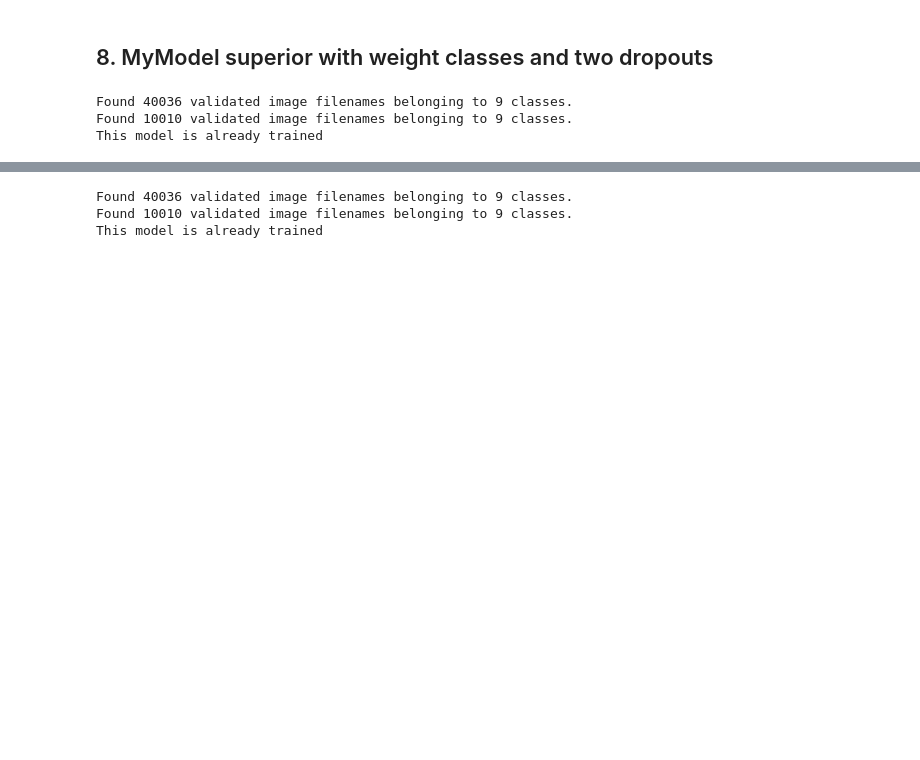
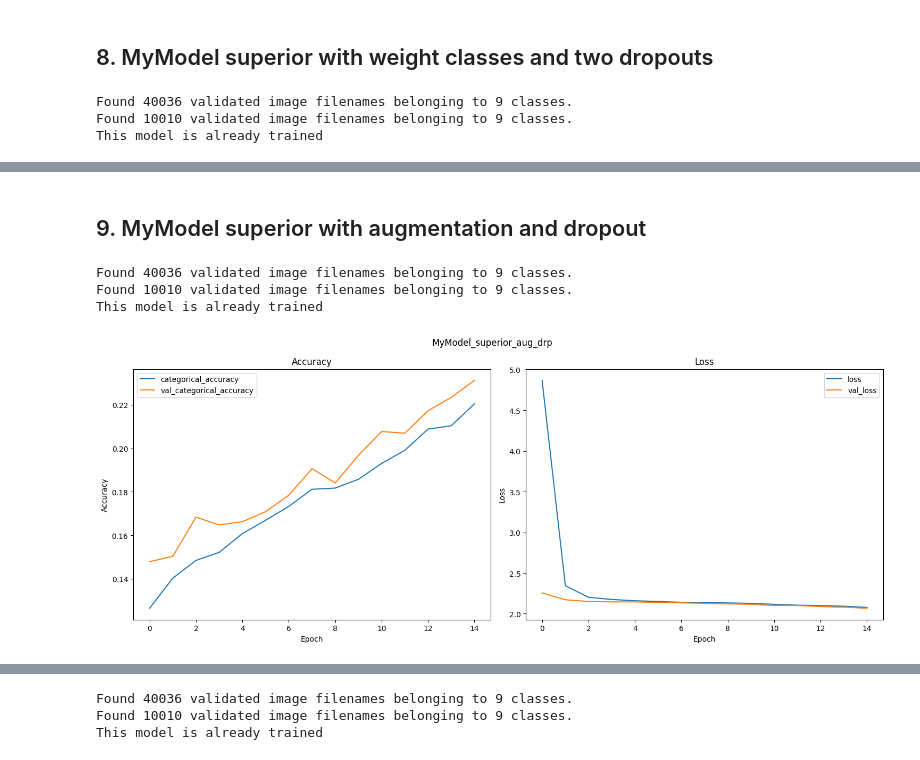
Before and after one commit to LachsX/MLNN-EmotionClassifier, a Jupyter notebook: ImageEmotionClassifier.ipynb, the cells around one changed output, grey strips where cells are left out. Cells and saved outputs as stored; diff of their text form; code cells hidden in the pictures; blank space fills up the shorter version.

```diff
--- a/ImageEmotionClassifier.ipynb
+++ b/ImageEmotionClassifier.ipynb
@@ -783 +785,16 @@ my_model_sup_drop_2.print_logs()
+# %% [markdown]
+## 9. MyModel superior with augmentation and dropout
+# %%
+my_model_sup_aug_drop = ImageEmotionClassifier()
+my_model_sup_aug_drop(path=path, model_name="MyModel_superior", augmentation=True, use_class_weights=False, dropout=True, dropout_2=False, regularizers=False)
+my_model_sup_aug_drop.create_model()
+my_model_sup_aug_drop.train_model(epochs=15, steps=200, batch_size=128)
+# %% [output]
+Found 40036 validated image filenames belonging to 9 classes.
+Found 10010 validated image filenames belonging to 9 classes.
+This model is already trained
+# %%
+my_model_sup_aug_drop.print_logs()
+# %% [output]
+[figure, added]
 # %% [markdown]
```
Also changed, not shown: parts of 25 cells of this notebook.
